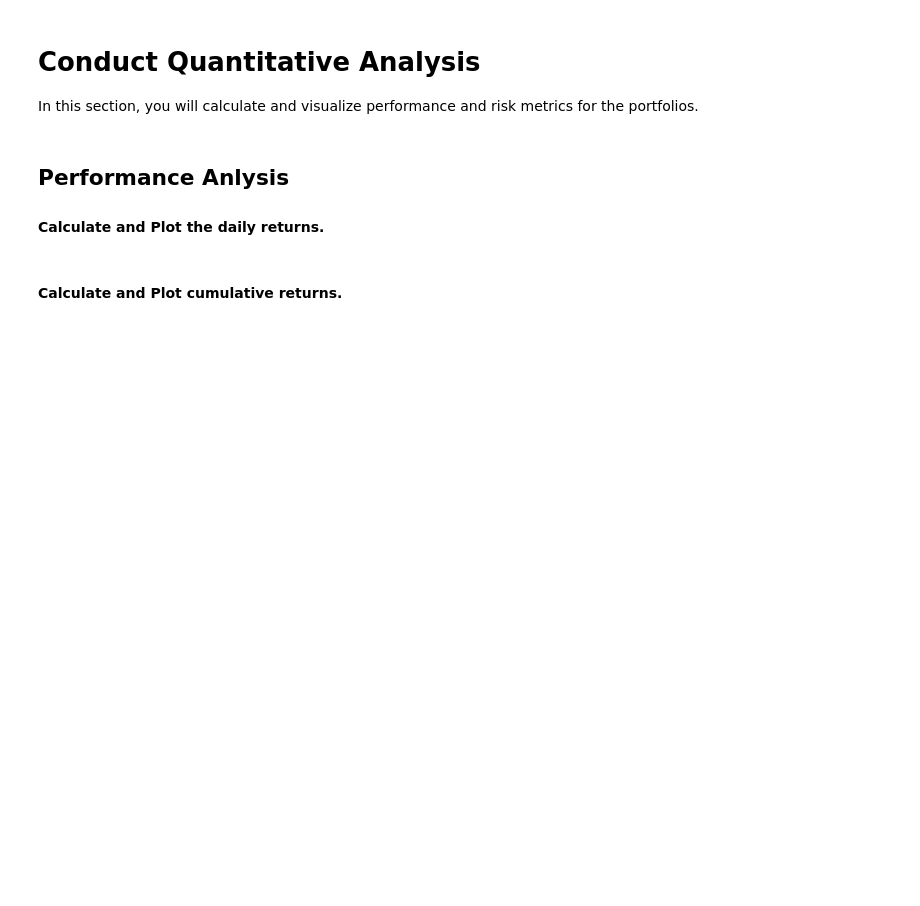
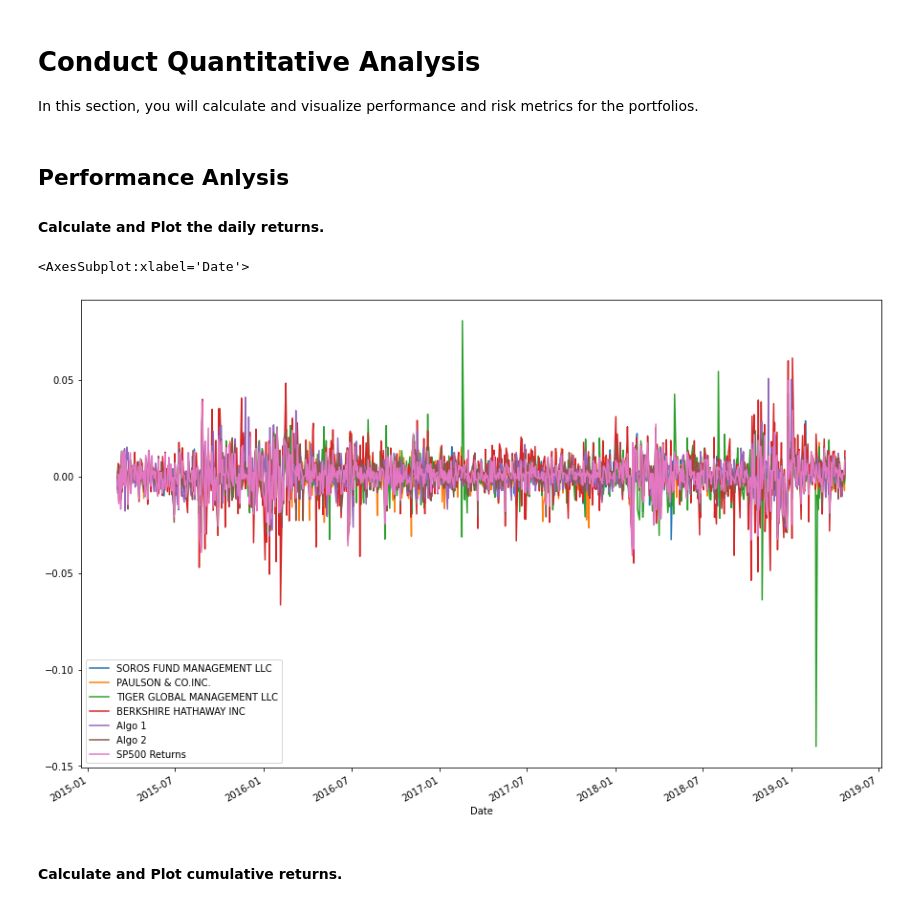
Before and after one commit to jdonnelly0804/Module-4-Challenge, a Jupyter notebook: whale_analysis.ipynb, the cells around one changed output. Cells and saved outputs as stored; diff of their text form; code cells hidden in the pictures; blank space fills up the shorter version.

```diff
--- a/whale_analysis.ipynb
+++ b/whale_analysis.ipynb
@@ -145,6 +145,10 @@ In this section, you will calculate and visualize performance and risk metrics f
 #### Calculate and Plot the daily returns.
 # %%
 # Plot daily returns of all portfolios
+combined_df.plot(figsize=(15,10))
+# %% [output]
+<AxesSubplot:xlabel='Date'>
+[figure, added]
 # %% [markdown]
 #### Calculate and Plot cumulative returns.
 # %%
```
Also changed, not shown: parts of 1 cell of this notebook.
